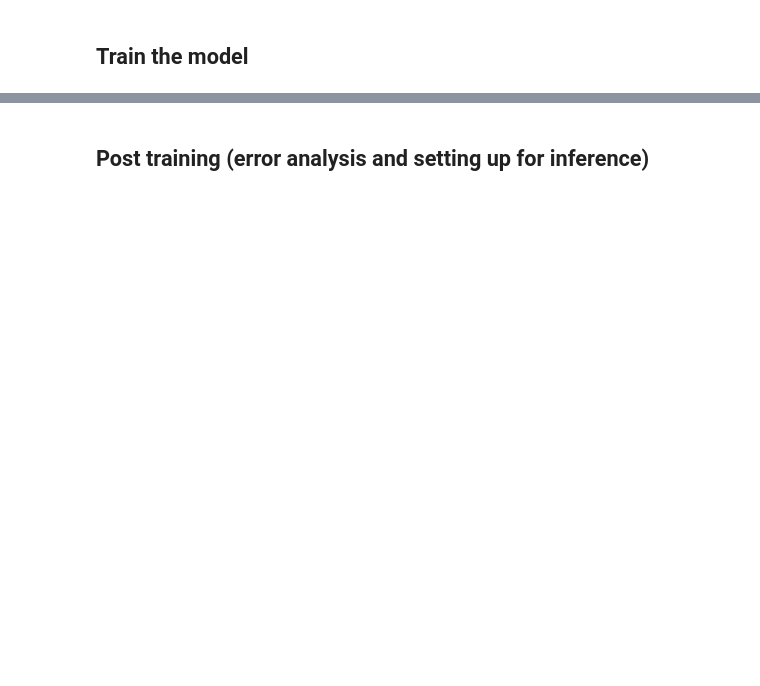
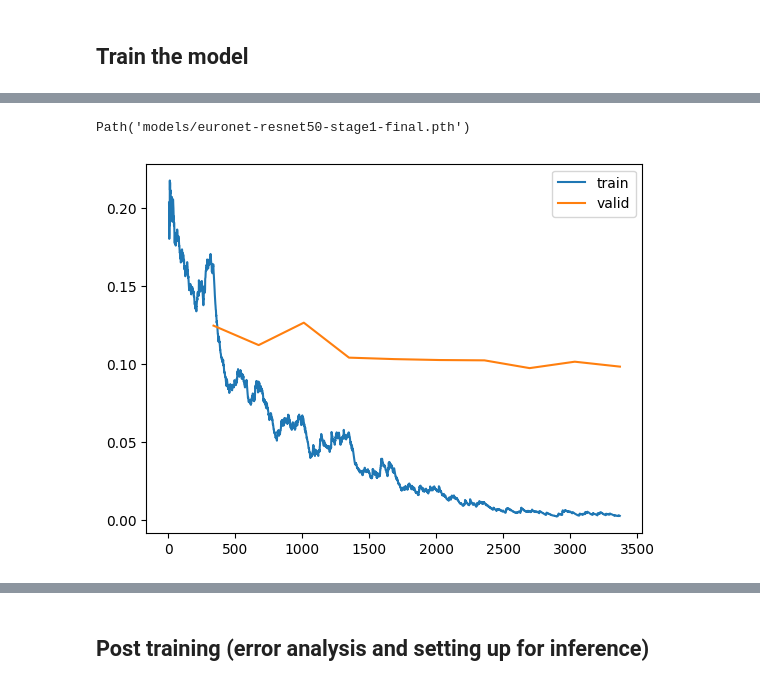
Before and after one commit to butchland/fastai-torchgeo, a Jupyter notebook: nbs/tutorials/03-eurosat-classifcation.ipynb, the cells around one changed output, grey strips where cells are left out. Drawn from its saved outputs; the diff is of its cells as text; code cells hidden in the pictures; blank space fills up the shorter version.

```diff
--- a/nbs/tutorials/03-eurosat-classifcation.ipynb
+++ b/nbs/tutorials/03-eurosat-classifcation.ipynb
@@ -96,0 +174,8 @@ from fastai.callback.tracker import SaveModelCallback
+# %%
+learn.save('euronet-resnet50-stage1-final')
+# %% [output]
+Path('models/euronet-resnet50-stage1-final.pth')
+# %%
+learn.recorder.plot_loss()
+# %% [output]
+[figure, added]
```
Also changed, not shown: parts of 20 cells of this notebook.
